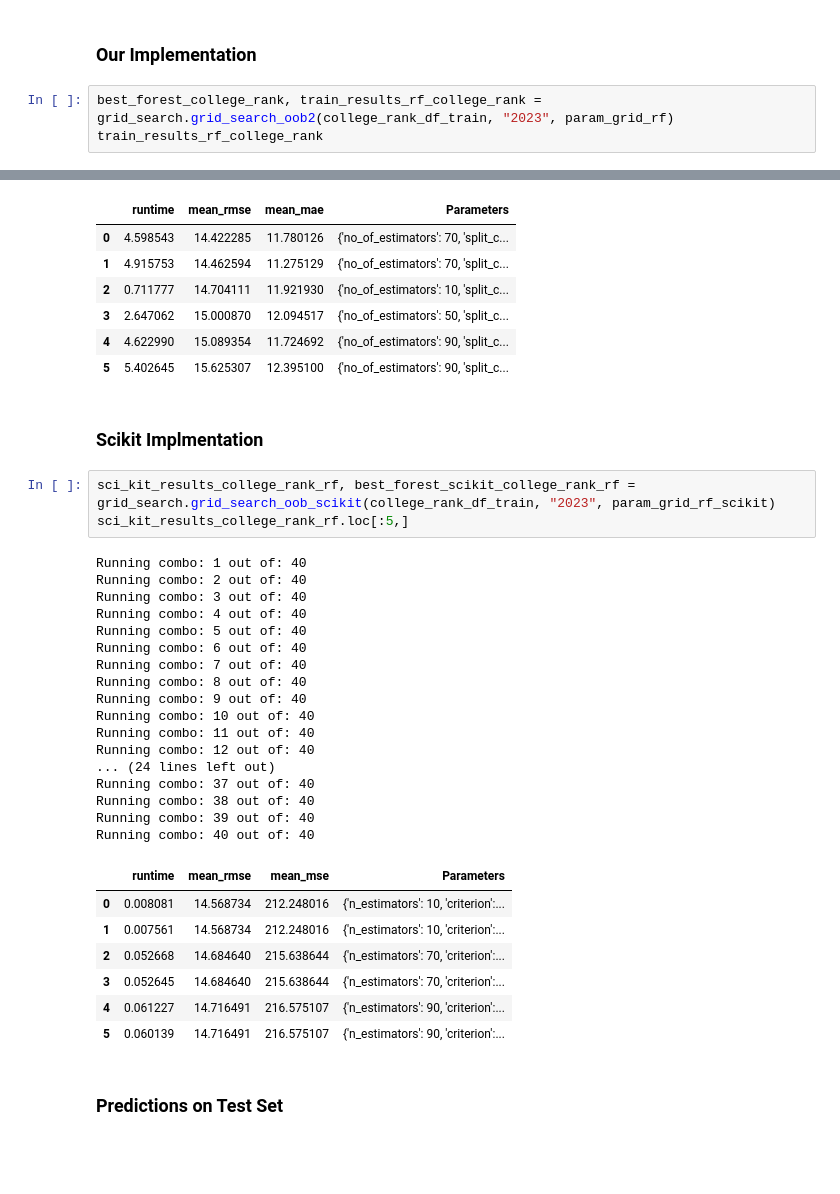
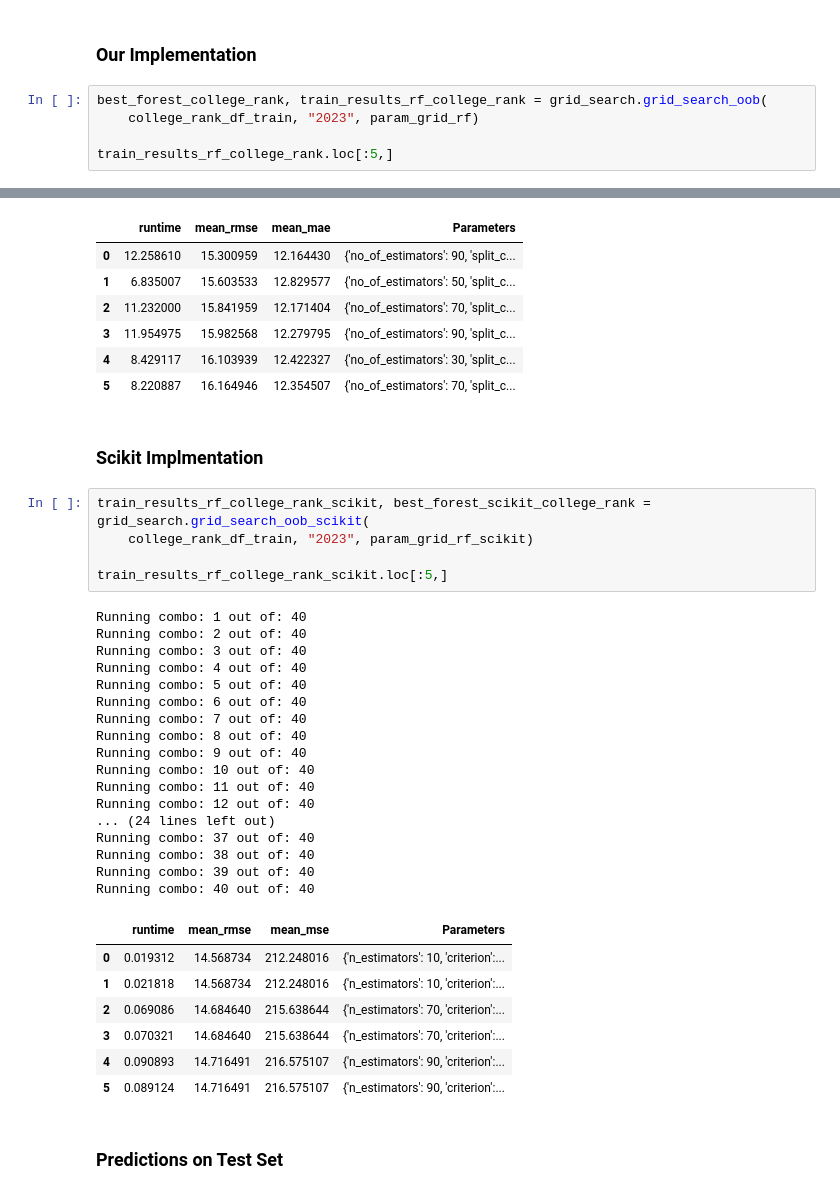
Before and after one commit to Esaiasson/Machine_learning_WS_2025, a Jupyter notebook: A2/final_results.ipynb, the cells around one changed output, grey strips where cells are left out. Cells and saved outputs as stored; diff of their text form; blank space fills up the shorter version.

```diff
--- a/A2/final_results.ipynb
+++ b/A2/final_results.ipynb
@@ -318,7 +375,9 @@ print(f"Food waste RMSE score on test set using Scikit implementation: {food_was
 # %% [markdown]
 ### Our Implementation
 # %%
-best_forest_college_rank, train_results_rf_college_rank = grid_search.grid_search_oob2(college_rank_df_train, "2023", param_grid_rf)
-train_results_rf_college_rank
+best_forest_college_rank, train_results_rf_college_rank = grid_search.grid_search_oob(
+    college_rank_df_train, "2023", param_grid_rf)
+
+train_results_rf_college_rank.loc[:5,]
 # %% [output]
 [Parallel(n_jobs=-1)]: Using backend LokyBackend with 8 concurrent workers.
@@ -334,15 +393,17 @@ train_results_rf_college_rank
 |  | runtime | mean_rmse | mean_mae | Parameters |
-| 0 | 4.598543 | 14.422285 | 11.780126 | {'no_of_estimators': 70, 'split_c... |
-| 1 | 4.915753 | 14.462594 | 11.275129 | {'no_of_estimators': 70, 'split_c... |
-| 2 | 0.711777 | 14.704111 | 11.921930 | {'no_of_estimators': 10, 'split_c... |
-| 3 | 2.647062 | 15.000870 | 12.094517 | {'no_of_estimators': 50, 'split_c... |
-| 4 | 4.622990 | 15.089354 | 11.724692 | {'no_of_estimators': 90, 'split_c... |
-| 5 | 5.402645 | 15.625307 | 12.395100 | {'no_of_estimators': 90, 'split_c... |
+| 0 | 12.258610 | 15.300959 | 12.164430 | {'no_of_estimators': 90, 'split_c... |
+| 1 | 6.835007 | 15.603533 | 12.829577 | {'no_of_estimators': 50, 'split_c... |
+| 2 | 11.232000 | 15.841959 | 12.171404 | {'no_of_estimators': 70, 'split_c... |
+| 3 | 11.954975 | 15.982568 | 12.279795 | {'no_of_estimators': 90, 'split_c... |
+| 4 | 8.429117 | 16.103939 | 12.422327 | {'no_of_estimators': 30, 'split_c... |
+| 5 | 8.220887 | 16.164946 | 12.354507 | {'no_of_estimators': 70, 'split_c... |
 # %% [markdown]
 ### Scikit Implmentation
 # %%
-sci_kit_results_college_rank_rf, best_forest_scikit_college_rank_rf = grid_search.grid_search_oob_scikit(college_rank_df_train, "2023", param_grid_rf_scikit)
-sci_kit_results_college_rank_rf.loc[:5,]
+train_results_rf_college_rank_scikit, best_forest_scikit_college_rank = grid_search.grid_search_oob_scikit(
+    college_rank_df_train, "2023", param_grid_rf_scikit)
+
+train_results_rf_college_rank_scikit.loc[:5,]
 # %% [output]
 Running combo: 1 out of: 40
 Running combo: 2 out of: 40
@@ -362,12 +423,12 @@ Running combo: 38 out of: 40
 Running combo: 39 out of: 40
 Running combo: 40 out of: 40
 |  | runtime | mean_rmse | mean_mse | Parameters |
-| 0 | 0.008081 | 14.568734 | 212.248016 | {'n_estimators': 10, 'criterion':... |
-| 1 | 0.007561 | 14.568734 | 212.248016 | {'n_estimators': 10, 'criterion':... |
-| 2 | 0.052668 | 14.684640 | 215.638644 | {'n_estimators': 70, 'criterion':... |
-| 3 | 0.052645 | 14.684640 | 215.638644 | {'n_estimators': 70, 'criterion':... |
-| 4 | 0.061227 | 14.716491 | 216.575107 | {'n_estimators': 90, 'criterion':... |
-| 5 | 0.060139 | 14.716491 | 216.575107 | {'n_estimators': 90, 'criterion':... |
+| 0 | 0.019312 | 14.568734 | 212.248016 | {'n_estimators': 10, 'criterion':... |
+| 1 | 0.021818 | 14.568734 | 212.248016 | {'n_estimators': 10, 'criterion':... |
+| 2 | 0.069086 | 14.684640 | 215.638644 | {'n_estimators': 70, 'criterion':... |
+| 3 | 0.070321 | 14.684640 | 215.638644 | {'n_estimators': 70, 'criterion':... |
+| 4 | 0.090893 | 14.716491 | 216.575107 | {'n_estimators': 90, 'criterion':... |
+| 5 | 0.089124 | 14.716491 | 216.575107 | {'n_estimators': 90, 'criterion':... |
 # %% [markdown]
 ### Predictions on Test Set
 # %%
```
Also changed, not shown: parts of 21 cells of this notebook, 1 other file.
